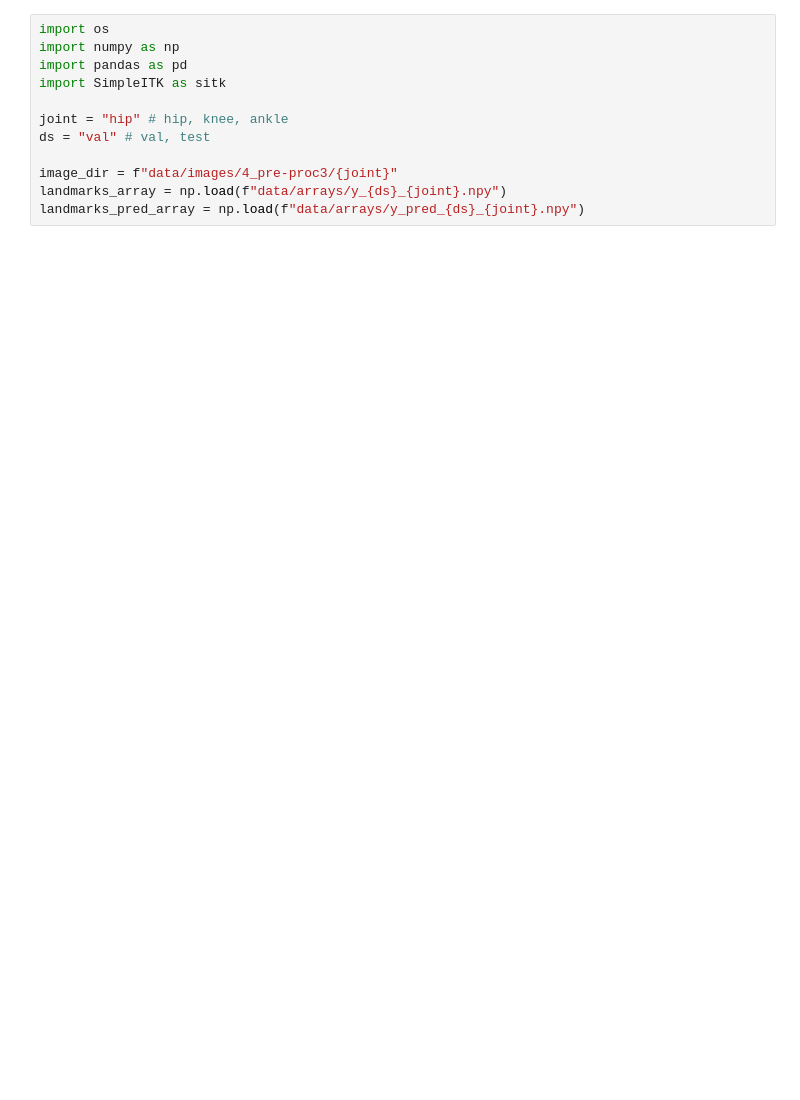
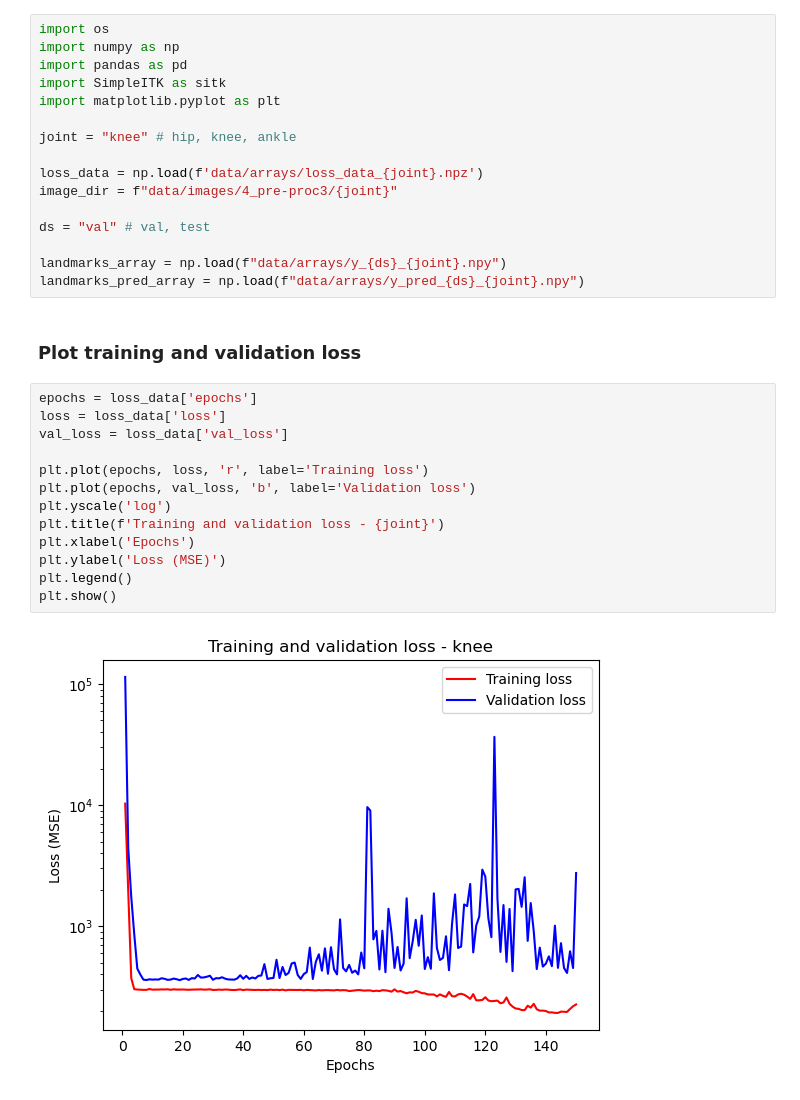
Before and after one commit to martina-torce/3D-TKA-landmark-detection, a Jupyter notebook: 5_post-proc.ipynb, the cells around one changed output. Cells and saved outputs as stored; diff of their text form; blank space fills up the shorter version.

```diff
--- a/5_post-proc.ipynb
+++ b/5_post-proc.ipynb
@@ -3,10 +3,31 @@ import os
 import numpy as np
 import pandas as pd
 import SimpleITK as sitk
+import matplotlib.pyplot as plt
 
-joint = "hip" # hip, knee, ankle
+joint = "knee" # hip, knee, ankle
+
+loss_data = np.load(f'data/arrays/loss_data_{joint}.npz')
+image_dir = f"data/images/4_pre-proc3/{joint}"
+
 ds = "val" # val, test
 
-image_dir = f"data/images/4_pre-proc3/{joint}"
 landmarks_array = np.load(f"data/arrays/y_{ds}_{joint}.npy")
 landmarks_pred_array = np.load(f"data/arrays/y_pred_{ds}_{joint}.npy")
+# %% [markdown]
+### Plot training and validation loss
+# %%
+epochs = loss_data['epochs']
+loss = loss_data['loss']
+val_loss = loss_data['val_loss']
+
+plt.plot(epochs, loss, 'r', label='Training loss')
+plt.plot(epochs, val_loss, 'b', label='Validation loss')
+plt.yscale('log')
+plt.title(f'Training and validation loss - {joint}')
+plt.xlabel('Epochs')
+plt.ylabel('Loss (MSE)')
+plt.legend()
+plt.show()
+# %% [output]
+[figure, added]
```
Also changed, not shown: parts of 4 cells of this notebook, 49 other files.
